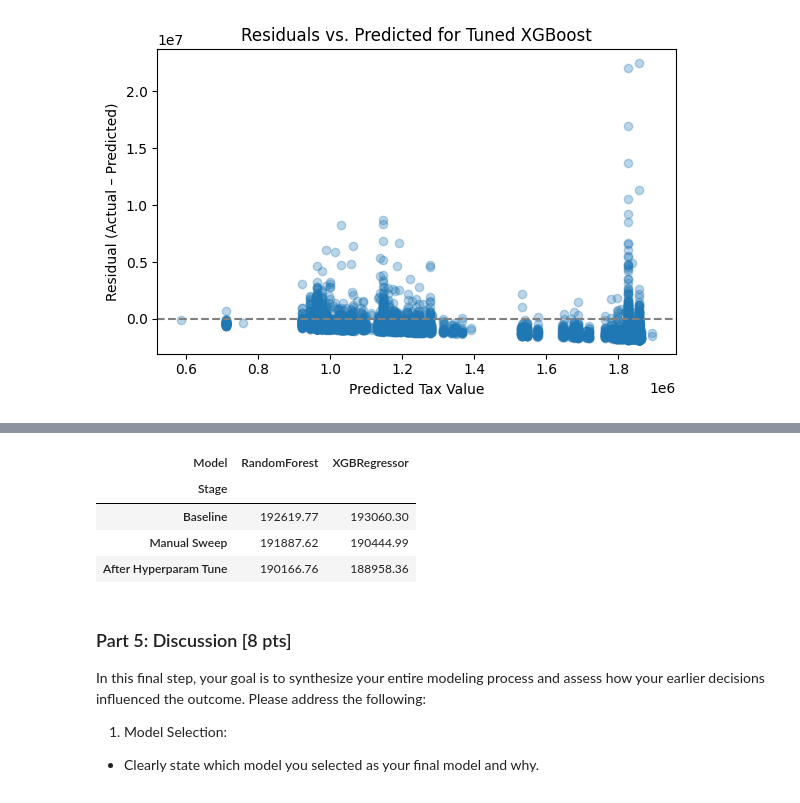
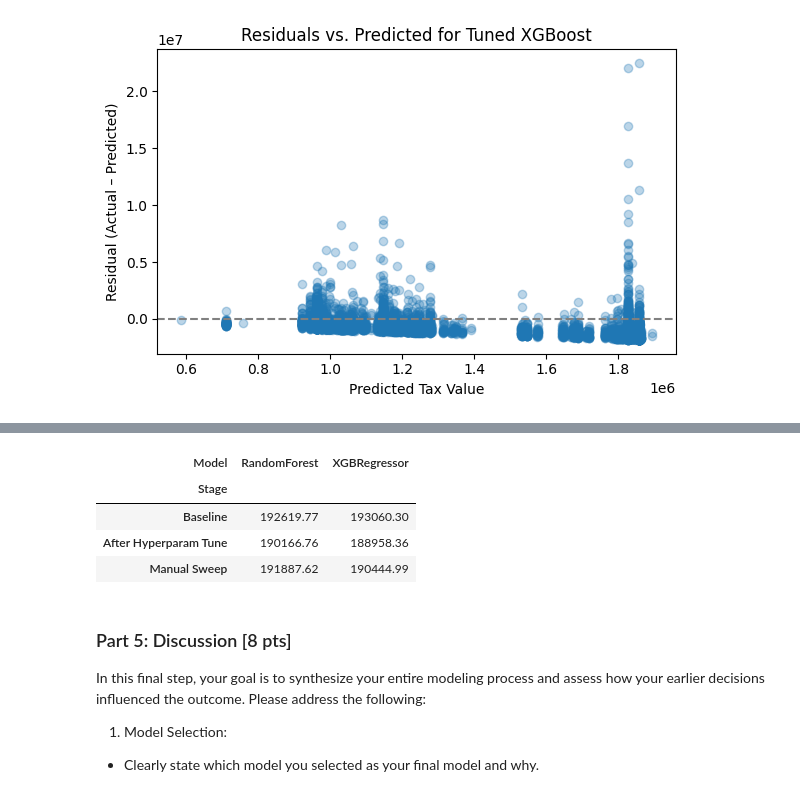
Before and after one commit to abcbbong/Module-3-Assignments, a Jupyter notebook: Milestone_02_FinalDraft V2.ipynb, the cells around one changed output, grey strips where cells are left out. Saved outputs shown, nothing was run; the diff lists cells and outputs as text; code cells hidden in the pictures.

```diff
--- a/Milestone_02_FinalDraft V2.ipynb
+++ b/Milestone_02_FinalDraft V2.ipynb
@@ -1063,36 +1073,36 @@ for (model, method), metrics in results.items():
     # Keep only methods we care about and map to a clean stage name
     if method in stage_map:
         rows.append({
             'Stage': stage_map[method],
             'Model': model,
             'Test MAE': metrics['test_mae']
         })
 
 df_long = pd.DataFrame(rows)
 
 # 2) For each Stage × Model combination, keep the lowest MAE (handles duplicates)
 df_min = (
     df_long.groupby(['Stage', 'Model'], as_index=False)
            .agg({'Test MAE': 'min'})
 )
 
 # 3) Pivot to a wide summary table (rows = stages, columns = models)
 summary_table = df_min.pivot(index='Stage', columns='Model', values='Test MAE')
 
 # Custom row order
-desired_order = ['Baseline', 'Manual Sweep', 'After Hyperparam Tune']
+desired_order = ['Baseline', 'After Hyperparam Tune', 'Manual Sweep']
 
 # Reindex to that order (rows not present are ignored)
 summary_table = summary_table.reindex(desired_order)
 
 # Show the sorted table
 summary_table.round(2)
 # %% [output]
 | Model | RandomForest | XGBRegressor |
 | Stage |  |  |
 | Baseline | 192619.77 | 193060.30 |
+| After Hyperparam Tune | 190166.76 | 188958.36 |
 | Manual Sweep | 191887.62 | 190444.99 |
-| After Hyperparam Tune | 190166.76 | 188958.36 |
 # %% [markdown]
 ### Part 5: Discussion [8 pts]
 
```
Also changed, not shown: parts of 2 cells of this notebook.
